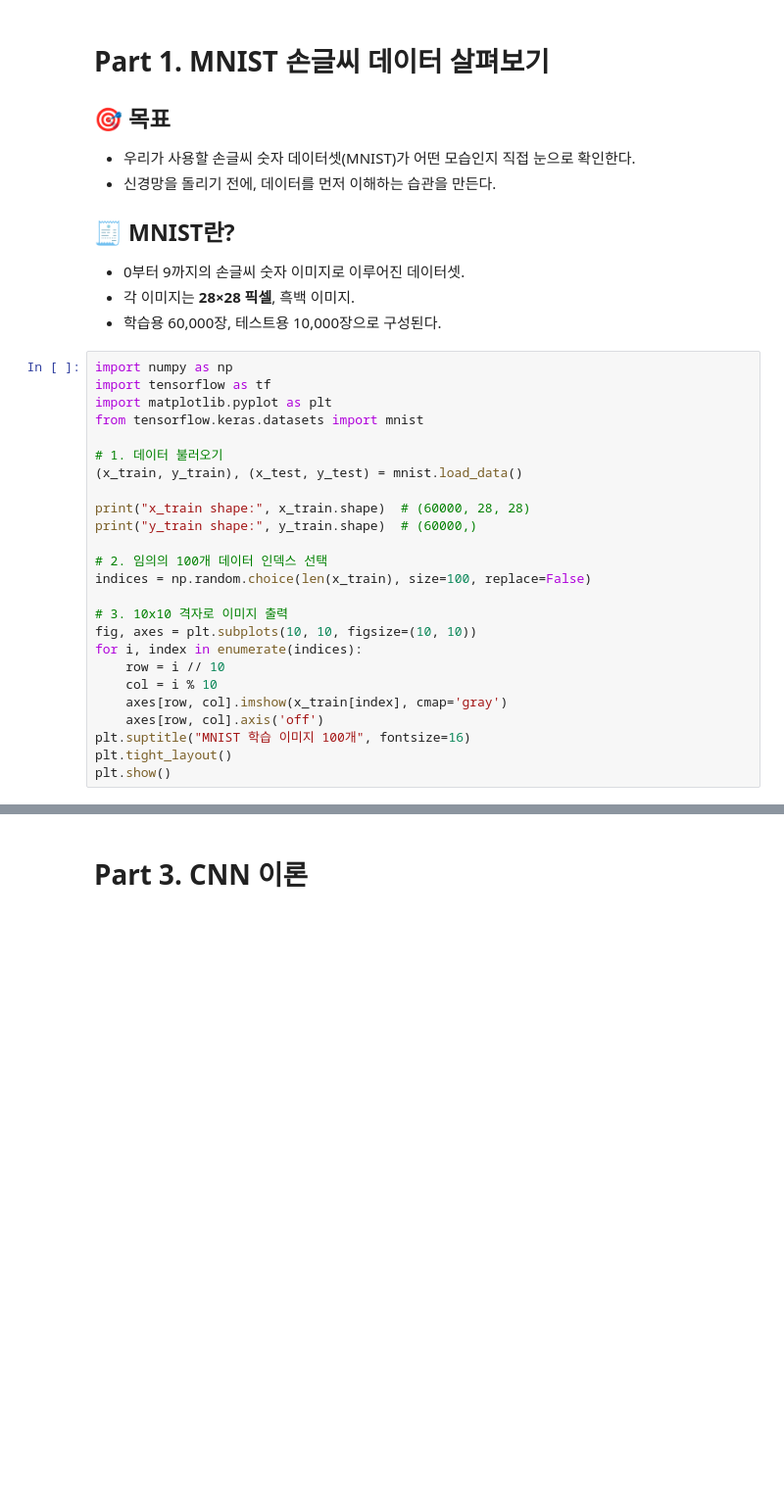
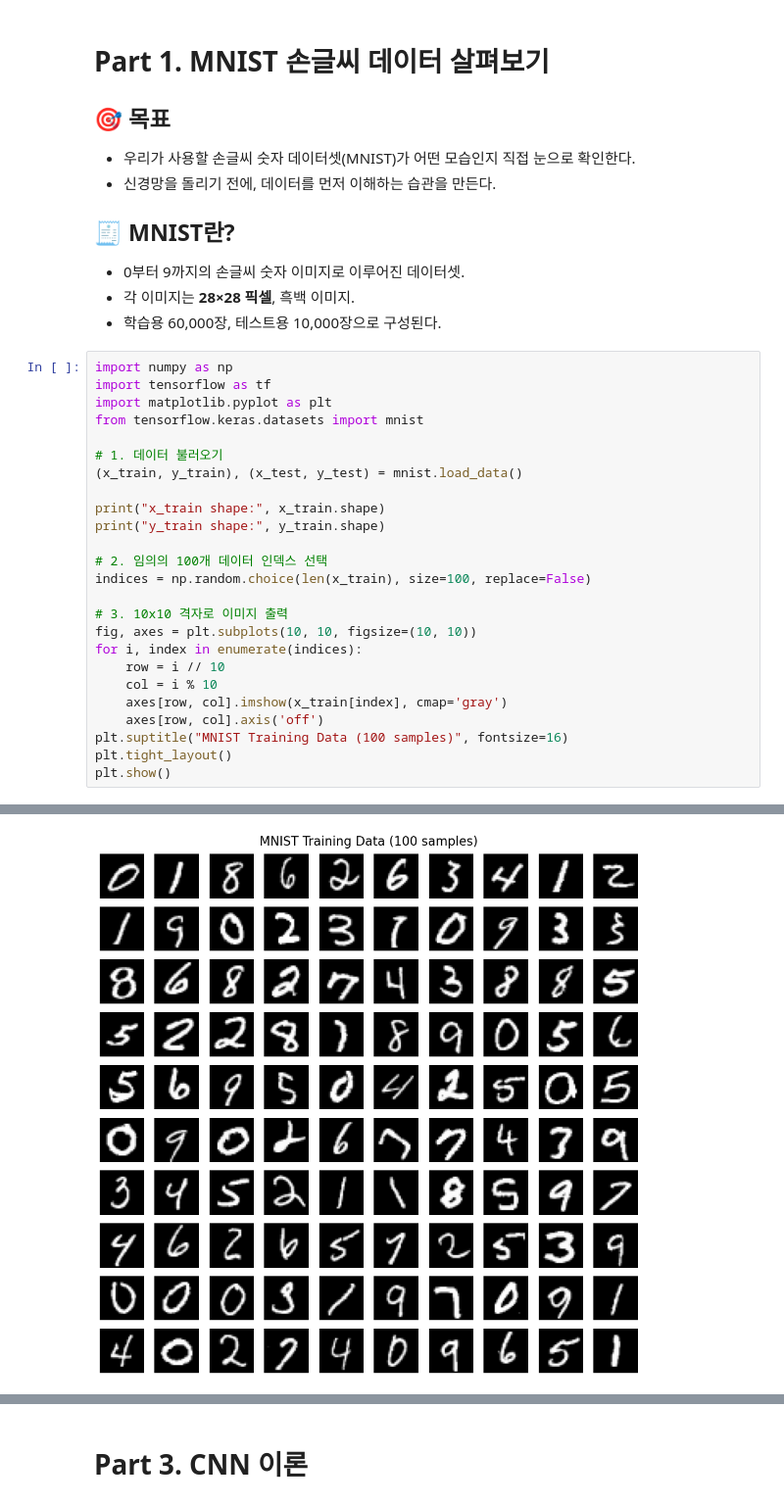
Before and after one commit to MINDS-edu/The-5th-POSTECH-Youth-Mathematical-Artificial-Intelligence-Academy, a Jupyter notebook: PYMAIA5_day3_CNN_실습.ipynb, the cells around one changed output, grey strips where cells are left out. Shown: that part at 98% size. Saved outputs shown, nothing was run; the diff lists cells and outputs as text; blank space fills up the shorter version.

```diff
--- a/PYMAIA5_day3_CNN_실습.ipynb
+++ b/PYMAIA5_day3_CNN_실습.ipynb
@@ -25,8 +25,8 @@ from tensorflow.keras.datasets import mnist
 # 1. 데이터 불러오기
 (x_train, y_train), (x_test, y_test) = mnist.load_data()
 
-print("x_train shape:", x_train.shape)  # (60000, 28, 28)
-print("y_train shape:", y_train.shape)  # (60000,)
+print("x_train shape:", x_train.shape)
+print("y_train shape:", y_train.shape)
 
 # 2. 임의의 100개 데이터 인덱스 선택
 indices = np.random.choice(len(x_train), size=100, replace=False)
@@ -38,6 +38,7 @@ for i, index in enumerate(indices):
     col = i % 10
     axes[row, col].imshow(x_train[index], cmap='gray')
     axes[row, col].axis('off')
-plt.suptitle("MNIST 학습 이미지 100개", fontsize=16)
+plt.suptitle("MNIST Training Data (100 samples)", fontsize=16)
 plt.tight_layout()
 plt.show()
+# %% [output]
@@ -44,3 +53,4 @@ plt.show()
+[figure, added]
 # %%
 import numpy as np
 import tensorflow as tf
```
Also changed, not shown: parts of 4 cells of this notebook.
